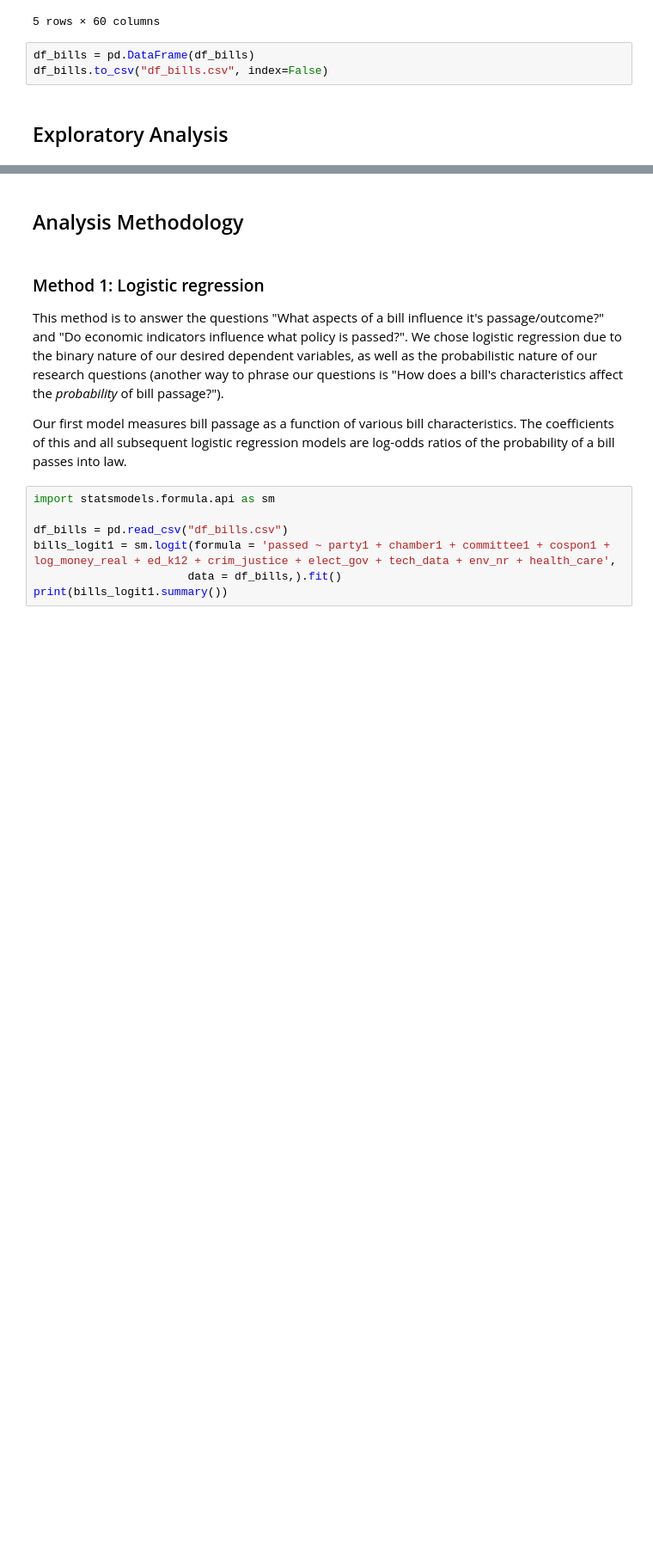
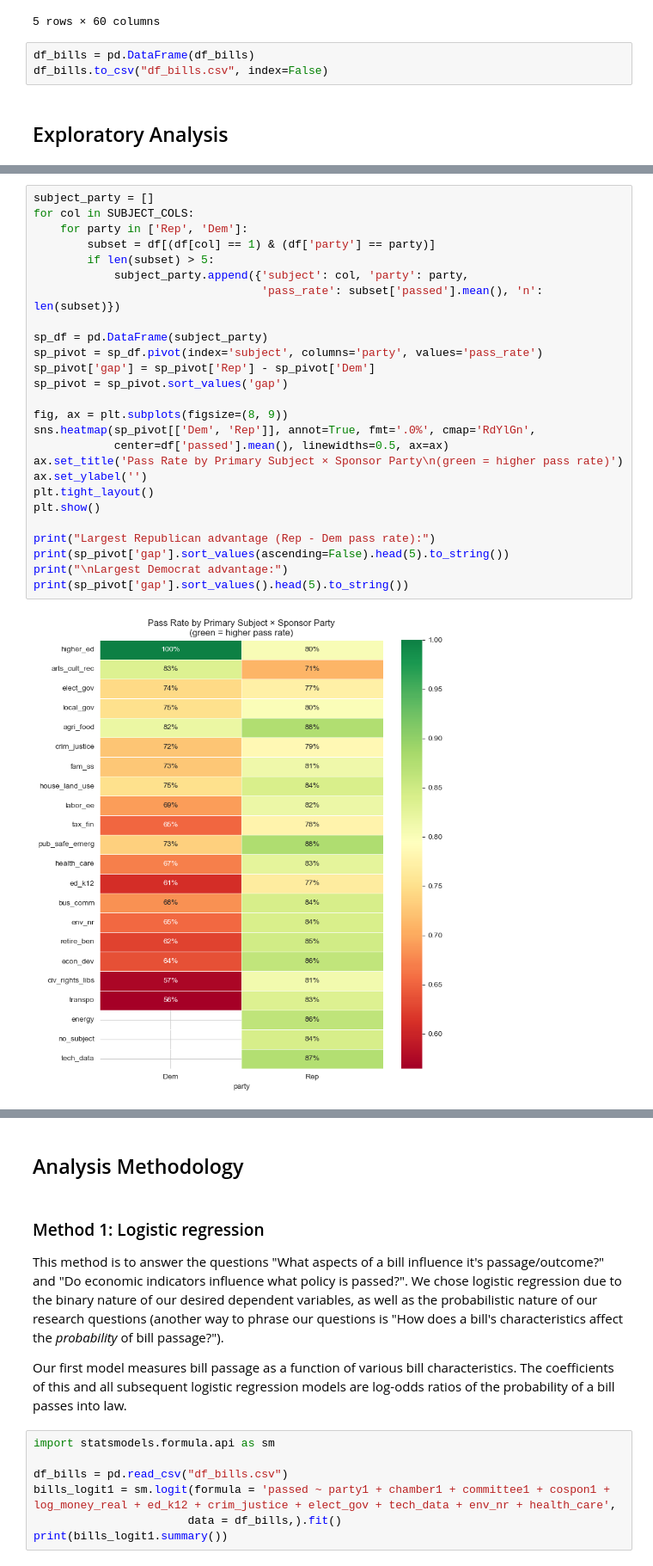
Before and after one commit to gabriellag25/datascience-project, a Jupyter notebook: final-project.ipynb, the cells around one changed output, grey strips where cells are left out. Shown at 86% size. Cells and saved outputs as stored; diff of their text form; blank space fills up the shorter version.

```diff
--- a/final-project.ipynb
+++ b/final-project.ipynb
@@ -1172,0 +1265,28 @@ Once cleaned and transformed, we ran summary statistics of each variable to note
+# %%
+subject_party = []
+for col in SUBJECT_COLS:
+    for party in ['Rep', 'Dem']:
+        subset = df[(df[col] == 1) & (df['party'] == party)]
+        if len(subset) > 5:
+            subject_party.append({'subject': col, 'party': party,
+                                  'pass_rate': subset['passed'].mean(), 'n': len(subset)})
+
+sp_df = pd.DataFrame(subject_party)
+sp_pivot = sp_df.pivot(index='subject', columns='party', values='pass_rate')
+sp_pivot['gap'] = sp_pivot['Rep'] - sp_pivot['Dem']
+sp_pivot = sp_pivot.sort_values('gap')
+
+fig, ax = plt.subplots(figsize=(8, 9))
+sns.heatmap(sp_pivot[['Dem', 'Rep']], annot=True, fmt='.0%', cmap='RdYlGn',
+            center=df['passed'].mean(), linewidths=0.5, ax=ax)
+ax.set_title('Pass Rate by Primary Subject × Sponsor Party\n(green = higher pass rate)')
+ax.set_ylabel('')
+plt.tight_layout()
+plt.show()
+
+print("Largest Republican advantage (Rep - Dem pass rate):")
+print(sp_pivot['gap'].sort_values(ascending=False).head(5).to_string())
+print("\nLargest Democrat advantage:")
+print(sp_pivot['gap'].sort_values().head(5).to_string())
+# %% [output]
+[figure, added]
```
Also changed, not shown: parts of 13 cells of this notebook.
